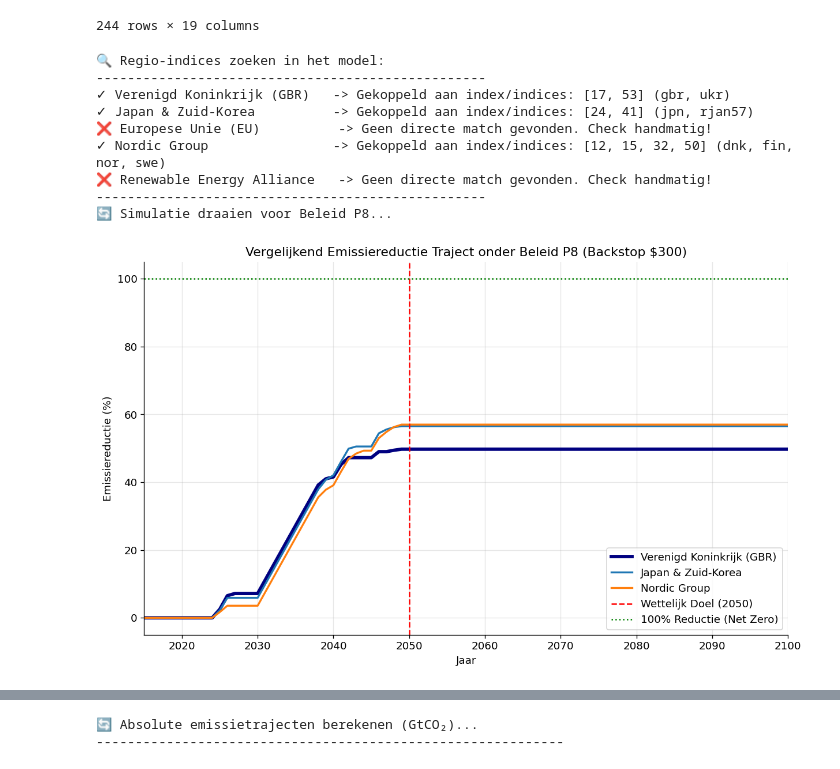
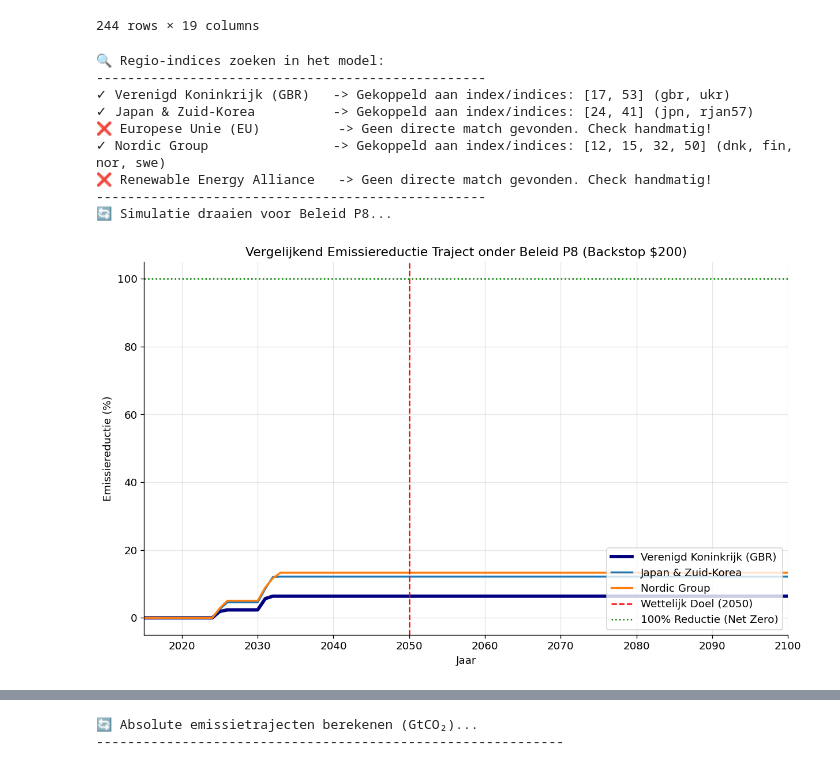
Before and after one commit to finnmaingay-hub/epa141a, a Jupyter notebook: assignments_ema/assignment_08_robustness_bs200.ipynb, the cells around one changed output, grey strips where cells are left out. Saved outputs shown, nothing was run; the diff lists cells and outputs as text; code cells hidden in the pictures.

```diff
--- a/assignments_ema/assignment_08_robustness_bs200.ipynb
+++ b/assignments_ema/assignment_08_robustness_bs200.ipynb
@@ -56,7 +56,7 @@ try:
 except NameError:
     _NOTEBOOK_DIR = os.path.abspath('.')
 _JUSTICE_ROOT = os.path.normpath(os.path.join(_NOTEBOOK_DIR, "../JUSTICE-main"))
-RESULTS_ROOT  = os.path.normpath(os.path.join(_NOTEBOOK_DIR, "results_backstop300"))
+RESULTS_ROOT  = os.path.normpath(os.path.join(_NOTEBOOK_DIR, ""))
 _CONFIG_DIR   = os.path.normpath(os.path.join(_NOTEBOOK_DIR, "../config"))
 _PLOTS_DIR    = os.path.join(_NOTEBOOK_DIR, "plots")
 os.makedirs(_PLOTS_DIR, exist_ok=True)
@@ -131,7 +131,7 @@ We extract the **lever columns** (RBF parameters) from the objective columns, si
 # %%
 # ── Load reference set ────────────────────────────────────────────────────────
 # Primary: cross-seed reference set from Assignment 6
-REF_SET_PATH = os.path.join(RESULTS_ROOT, "reference_set_utilitarian_20000_bs300.csv")
+REF_SET_PATH = os.path.join(RESULTS_ROOT, "/Users/finnmaingay/epa141a/assignments_ema/results_backstop200_20000/reference_set_utilitarian_20000_bs200_new.csv")
 
 # Fallback: pre-computed reference set in data_for_reproducibility/
 if not os.path.exists(REF_SET_PATH):
@@ -266,7 +266,7 @@ def model_wrapper_reeval(**kwargs) -> tuple:
         input_dataset=model.data_loader,
         time_horizon=model.time_horizon,
         scenario=model.scenario,
-        backstop_cost=300,  # <── zet hem op 300 opnieuw
+        backstop_cost=200,  # <── zet hem op 200 opnieuw
     )
     no_ens = model.no_of_ensembles  # = 1
 
@@ -1163,35 +1168,35 @@ for label, indices in regio_indices.items():
     groep_ecr = _lokaal_model.emission_control_rate[indices, :, 0] * 100
     # Als er meerdere regio's in een groep zitten (bijv. EU of Japan/Korea), neem het gemiddelde
     gemiddeld_traject = np.mean(groep_ecr, axis=0)
 
     # Geef het VK een opvallendere lijn voor jullie eigen positie
     if "Verenigd Koninkrijk" in label:
         plt.plot(jaren, gemiddeld_traject, label=label, lw=3.5, color="navy", linestyle="-")
     else:
         plt.plot(jaren, gemiddeld_traject, label=label, lw=2)
 
 plt.axvline(x=2050, color="red", linestyle="--", label="Wettelijk Doel (2050)")
 plt.axhline(y=100, color="green", linestyle=":", label="100% Reductie (Net Zero)")
 
-plt.title(f"Vergelijkend Emissiereductie Traject onder Beleid P{POLIS_INDEX} (Backstop $300)")
+plt.title(f"Vergelijkend Emissiereductie Traject onder Beleid P{POLIS_INDEX} (Backstop $200)")
 plt.xlabel("Jaar")
 plt.ylabel("Emissiereductie (%)")
 plt.xlim(2015, 2100)
 plt.ylim(-5, 105)
 plt.grid(True, alpha=0.3)
 plt.legend(loc="lower right")
 plt.show()
 # %% [output]
 🔍 Regio-indices zoeken in het model:
 --------------------------------------------------
 ✓ Verenigd Koninkrijk (GBR)   -> Gekoppeld aan index/indices: [17, 53] (gbr, ukr)
 ✓ Japan & Zuid-Korea          -> Gekoppeld aan index/indices: [24, 41] (jpn, rjan57)
 ❌ Europese Unie (EU)          -> Geen directe match gevonden. Check handmatig!
 ✓ Nordic Group                -> Gekoppeld aan index/indices: [12, 15, 32, 50] (dnk, fin, nor, swe)
 ❌ Renewable Energy Alliance   -> Geen directe match gevonden. Check handmatig!
 --------------------------------------------------
 🔄 Simulatie draaien voor Beleid P8...
-[figure, old version]
+[figure, new version]
 # %%
 import matplotlib.pyplot as plt
 import numpy as np
```
Also changed, not shown: parts of 15 cells of this notebook, 10 other files.
